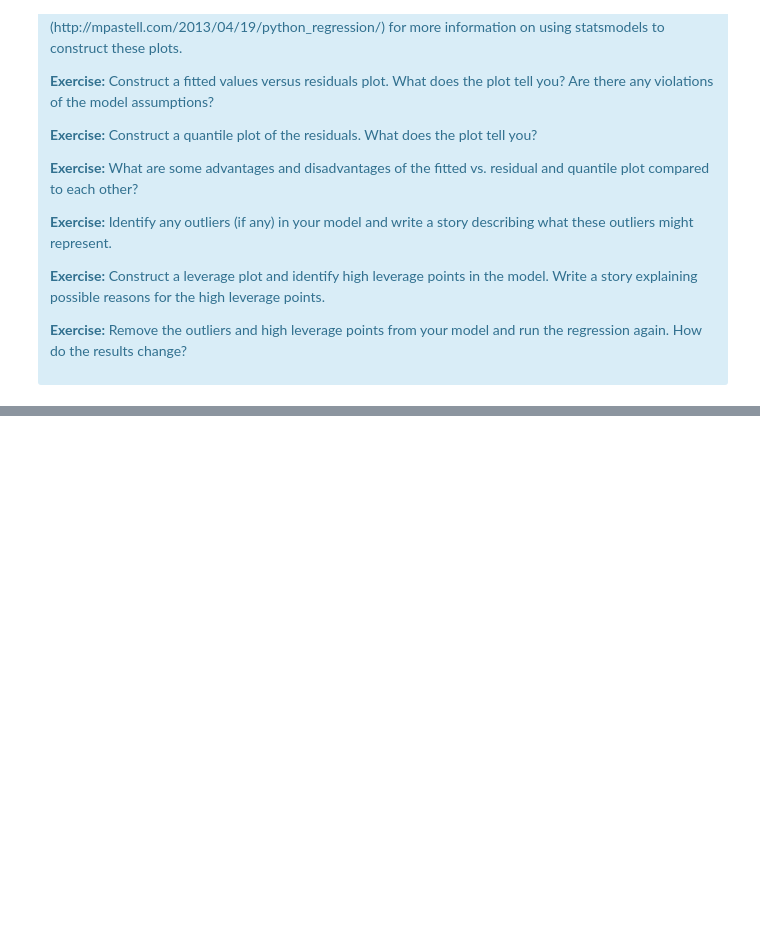
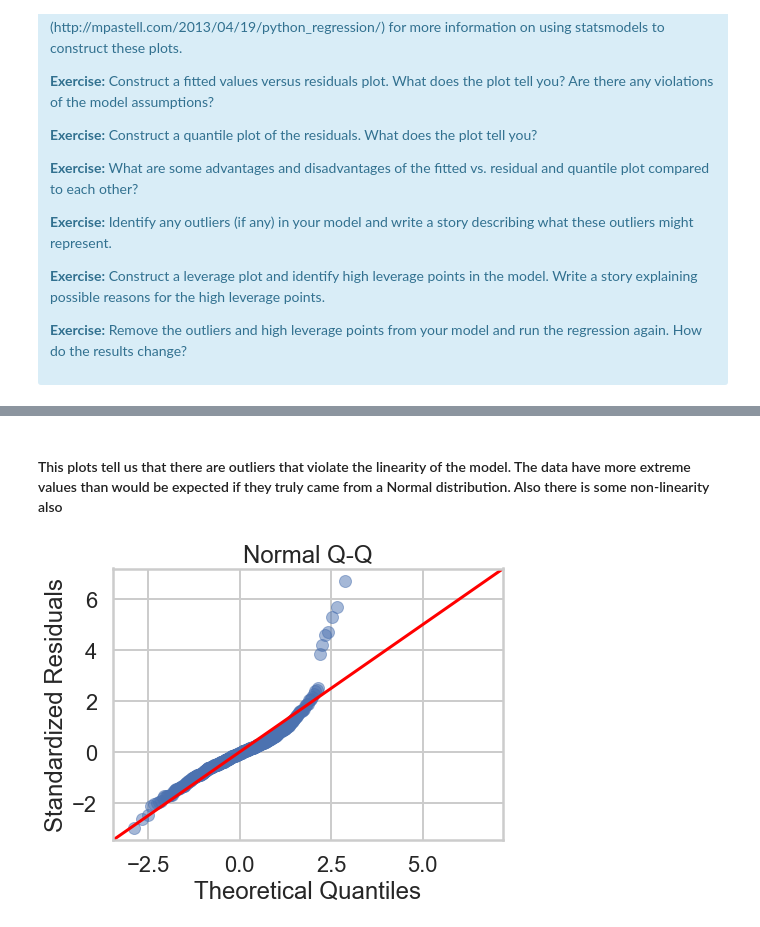
Before and after one commit to Sukhadia1/Springboard_DSC, a Jupyter notebook: Exercises/1554739630_linear_regression/linear_regression/Mini_Project_Linear_Regression.ipynb, the cells around one changed output, grey strips where cells are left out. Cells and saved outputs as stored; diff of their text form; code cells hidden in the pictures; blank space fills up the shorter version.

```diff
--- a/Exercises/1554739630_linear_regression/linear_regression/Mini_Project_Linear_Regression.ipynb
+++ b/Exercises/1554739630_linear_regression/linear_regression/Mini_Project_Linear_Regression.ipynb
@@ -795,0 +987,17 @@ There are some other issues that are important investigate with linear regressio
+# %% [markdown]
+#### This plots tell us that there are outliers that violate the linearity of the model. The data have more extreme values than would be expected if they truly came from a Normal distribution. Also there is some non-linearity also
+# %%
+figsize(7,5)
+import statsmodels.api as sm
+from statsmodels.graphics.regressionplots import *
+from statsmodels.graphics.gofplots import ProbPlot
+
+m = ols('PRICE ~ PTRATIO+CRIM+RM',bos).fit()
+model_norm_residuals = m.get_influence().resid_studentized_internal
+QQ = ProbPlot(model_norm_residuals)
+plot_lm_2 = QQ.qqplot(line='45', alpha=0.5, color='#4C72B0', lw=1)
+plot_lm_2.axes[0].set_title('Normal Q-Q')
+plot_lm_2.axes[0].set_xlabel('Theoretical Quantiles')
+plot_lm_2.axes[0].set_ylabel('Standardized Residuals');
+# %% [output]
+[figure, added]
```
Also changed, not shown: parts of 42 cells of this notebook.
